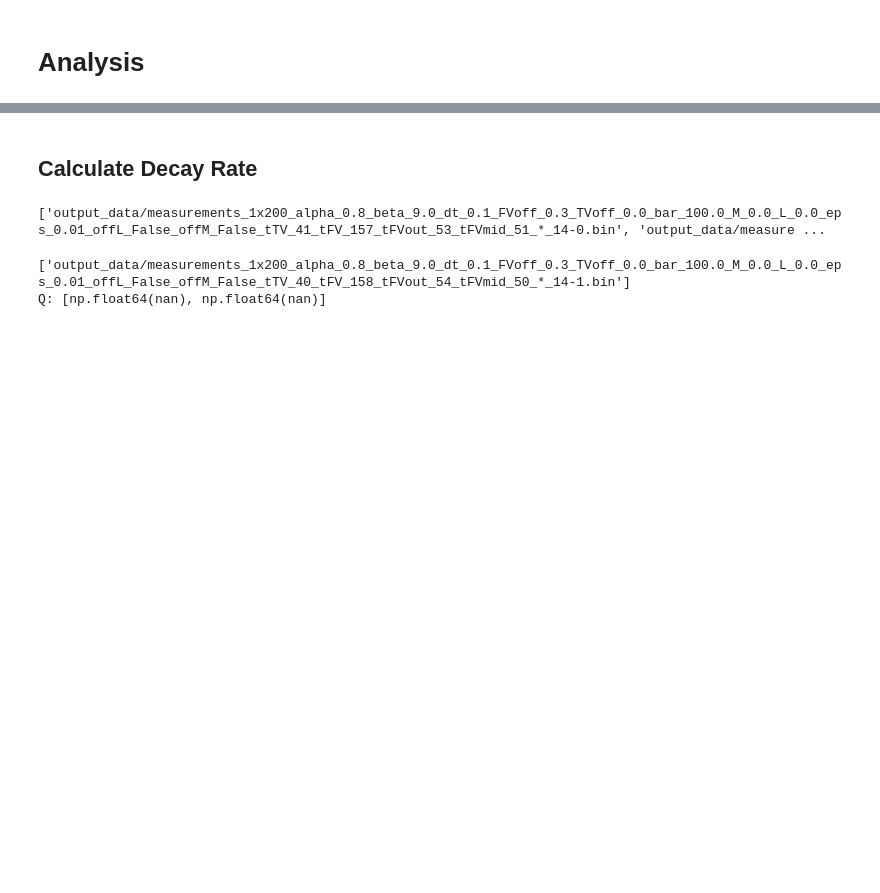
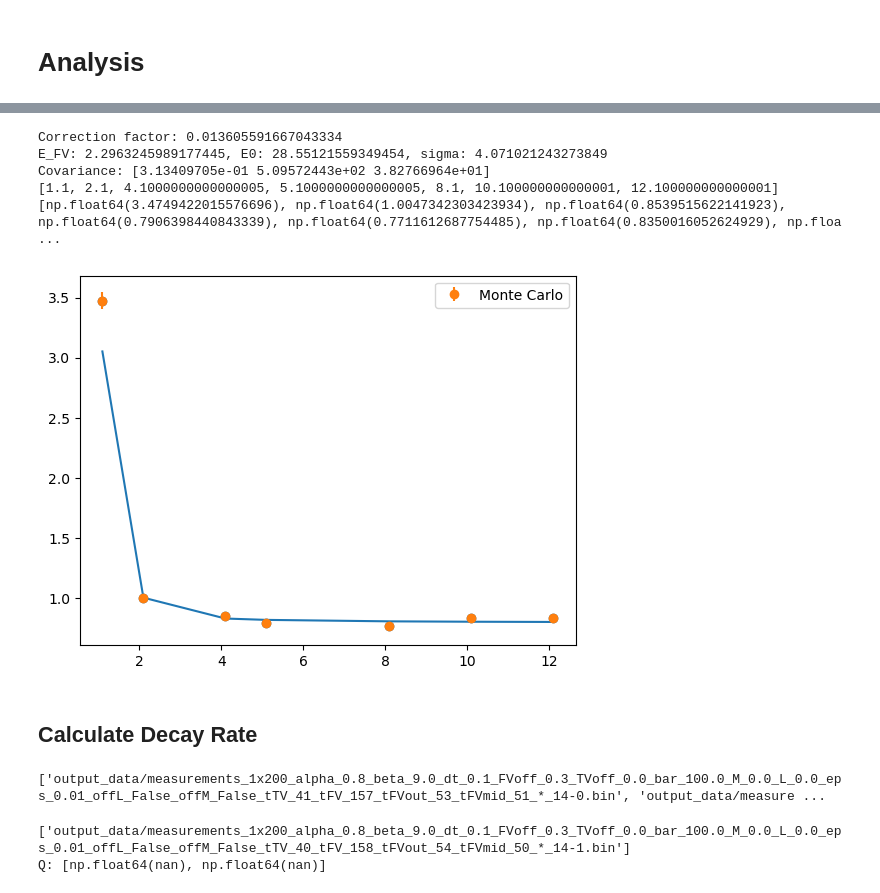
Before and after one commit to jinluchang/Qlattice, a Jupyter notebook: applications/false-vacuum-decay/error_analysis.ipynb, the cells around one changed output, grey strips where cells are left out. Drawn from its saved outputs; the diff is of its cells as text; code cells hidden in the pictures; blank space fills up the shorter version.

```diff
--- a/applications/false-vacuum-decay/error_analysis.ipynb
+++ b/applications/false-vacuum-decay/error_analysis.ipynb
@@ -205,20 +204,27 @@ output_data/measurements_1x200_alpha_0.8_beta_9.0_dt_0.1_FVoff_1.0_TVoff_0.0_bar
 # %%
 #### plt.plot(np.divide(t_TVs_sch, 1), ddR_div_ddR_a_9_b_9, label="Schrodinger eq")
 reload(ratios_fit)
 fit = ratios_fit.GaussianFitNoBounds(dt)
 start = 0
-opt, cov = fit.get_fit_params(np.multiply(t_TVs[start:], 1), ratios[start:], dS_errs[start:], filter_x=lambda t: t<2 or t>5)
-fit.plot_results(np.multiply(t_TVs[start:], 1), ratios[start:], opt, cov, 2.0, dt=1.0)
+opt, cov = fit.get_fit_params(np.multiply(t_TVs[start:], 1), ratios[start:], dS_errs[start:], filter_x=lambda t: t<2 or t>50)
+fit.plot_results(np.multiply(t_TVs[start:], 1), ratios[start:], opt, cov, 4.0, dt=1.0)
 
 plt.errorbar(t_TVs[start:], ratios[start:], yerr=dS_errs[start:], fmt="o", label="Monte Carlo")
 
 #plt.plot(np.subtract(t_TVs_sch, 0.0), ddR_div_ddR_a_1_b_9, label="Schrodinger eq")
 
 plt.legend()
 
 print(t_TVs)
 print(ratios)
 #print(dS_errs)
+# %% [output]
+Correction factor: 0.013605591667043334
+E_FV: 2.2963245989177445, E0: 28.55121559349454, sigma: 4.071021243273849
+Covariance: [3.13409705e-01 5.09572443e+02 3.82766964e+01]
+[1.1, 2.1, 4.1000000000000005, 5.1000000000000005, 8.1, 10.100000000000001, 12.100000000000001]
+[np.float64(3.4749422015576696), np.float64(1.0047342303423934), np.float64(0.8539515622141923), np.float64(0.7906398440843339), np.float64(0.7711612687754485), np.float64(0.8350016052624929), np.floa ...
+[figure, added]
 # %% [markdown]
 ## Calculate Decay Rate
 # %%
```
Also changed, not shown: parts of 6 cells of this notebook, 1 other file.
